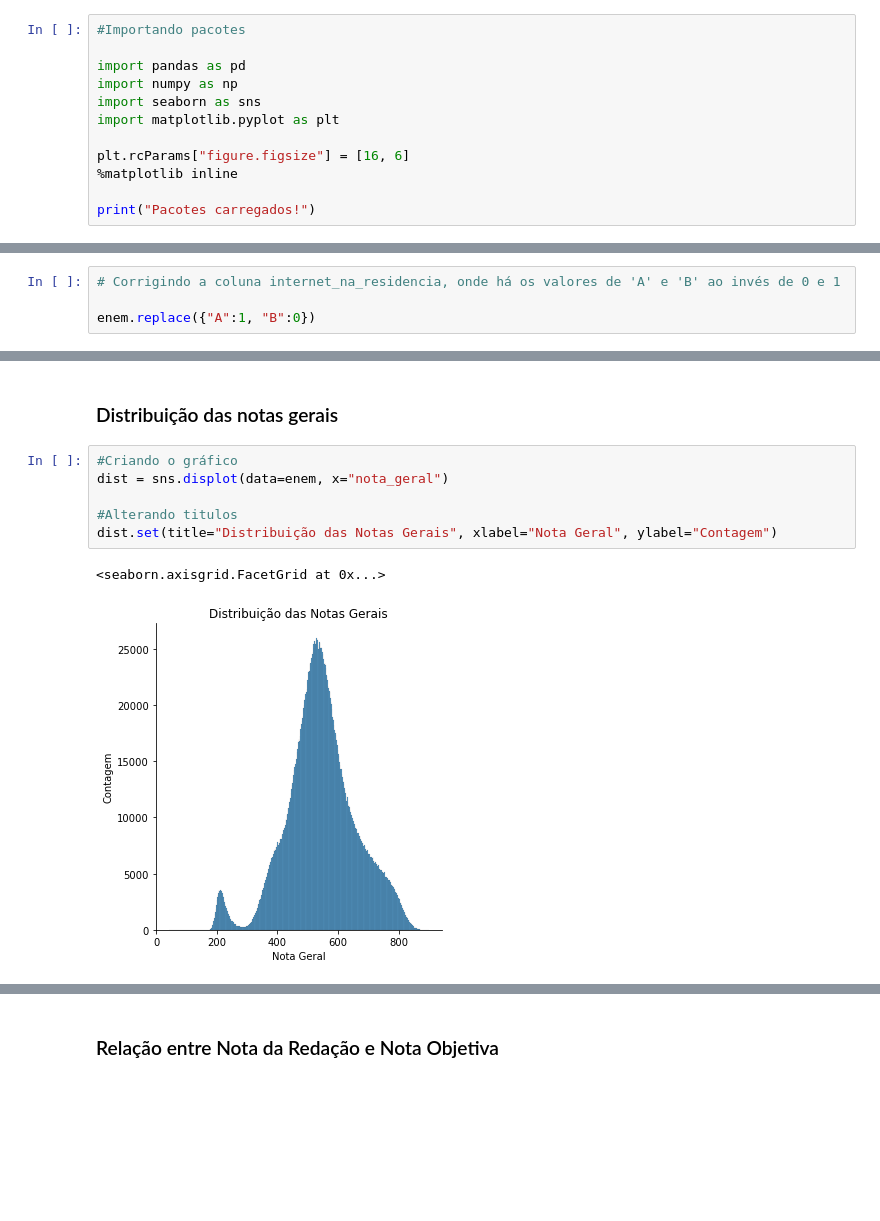
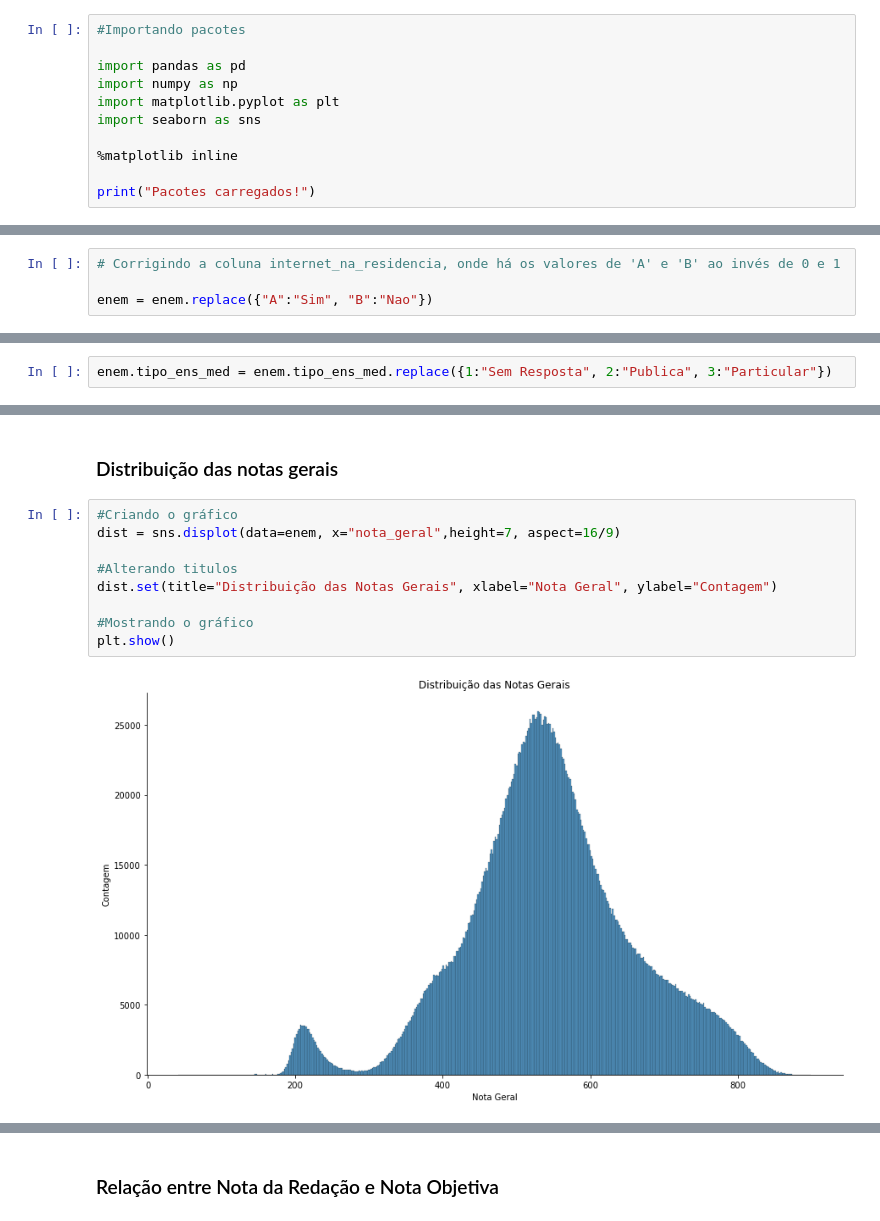
Before and after one commit to RenanGroot/Analise-Exploratoria-ENEM2019, a Jupyter notebook: Análise Exploratória - ENEM 2019.ipynb, the cells around one changed output, grey strips where cells are left out. Drawn from its saved outputs; the diff is of its cells as text; blank space fills up the shorter version.

```diff
--- a/Análise Exploratória - ENEM 2019.ipynb
+++ b/Análise Exploratória - ENEM 2019.ipynb
@@ -9,10 +9,9 @@
 
 import pandas as pd
 import numpy as np
+import matplotlib.pyplot as plt
 import seaborn as sns
-import matplotlib.pyplot as plt
 
-plt.rcParams["figure.figsize"] = [16, 6]
 %matplotlib inline
 
 print("Pacotes carregados!")
@@ -187,4 +186,4 @@ enem
 # %%
 # Corrigindo a coluna internet_na_residencia, onde há os valores de 'A' e 'B' ao invés de 0 e 1
 
-enem.replace({"A":1, "B":0})
+enem = enem.replace({"A":"Sim", "B":"Nao"})
@@ -205,3 +190,5 @@ enem.replace({"A":1, "B":0})
+# %%
+enem.tipo_ens_med = enem.tipo_ens_med.replace({1:"Sem Resposta", 2:"Publica", 3:"Particular"})
 # %%
 # Excluindo alunos que tirarm 0 na nota geral
 ## Notas consideradas invalidas
@@ -214,10 +201,12 @@ enem = enem.drop(enem[enem.nota_geral == 0].index)
 ### Distribuição das notas gerais
 # %%
 #Criando o gráfico
-dist = sns.displot(data=enem, x="nota_geral")
+dist = sns.displot(data=enem, x="nota_geral",height=7, aspect=16/9)
 
 #Alterando titulos
 dist.set(title="Distribuição das Notas Gerais", xlabel="Nota Geral", ylabel="Contagem")
+
+#Mostrando o gráfico
+plt.show()
 # %% [output]
-<seaborn.axisgrid.FacetGrid at 0x...>
-[figure, old version]
+[figure, new version]
```
Also changed, not shown: parts of 21 cells of this notebook.
